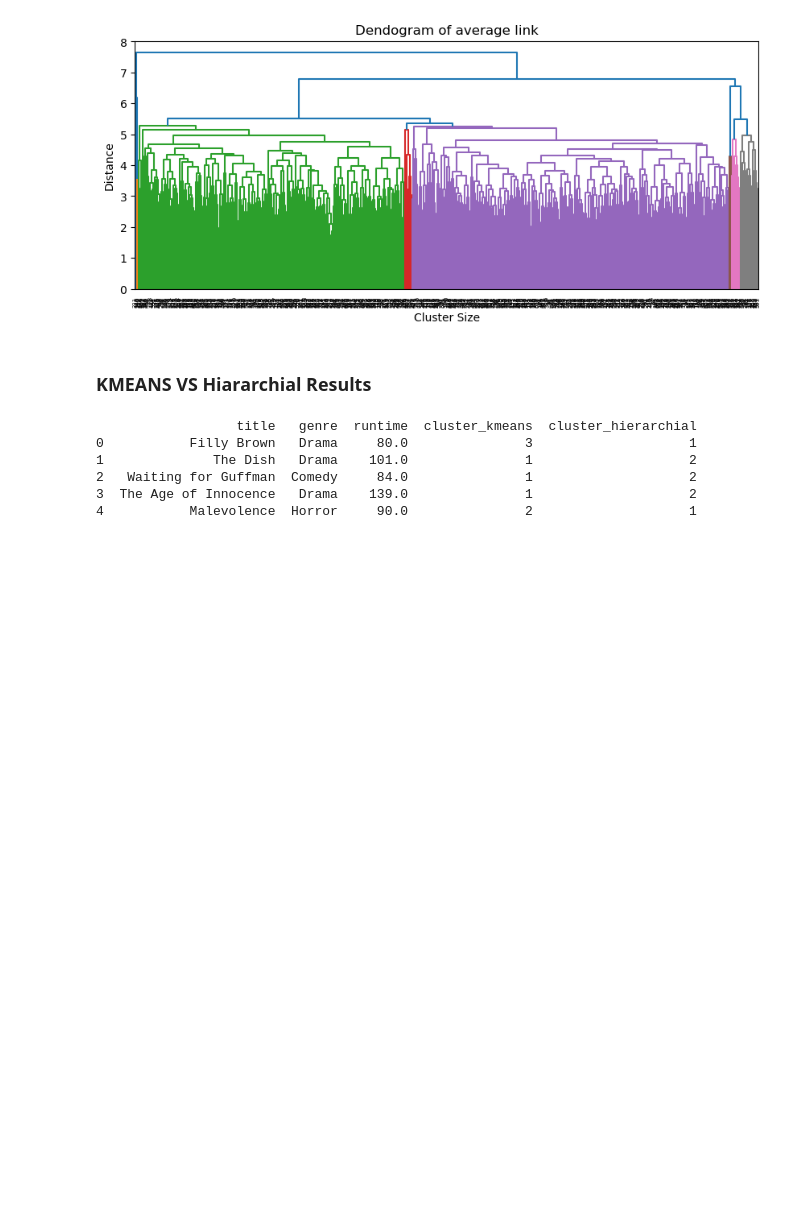
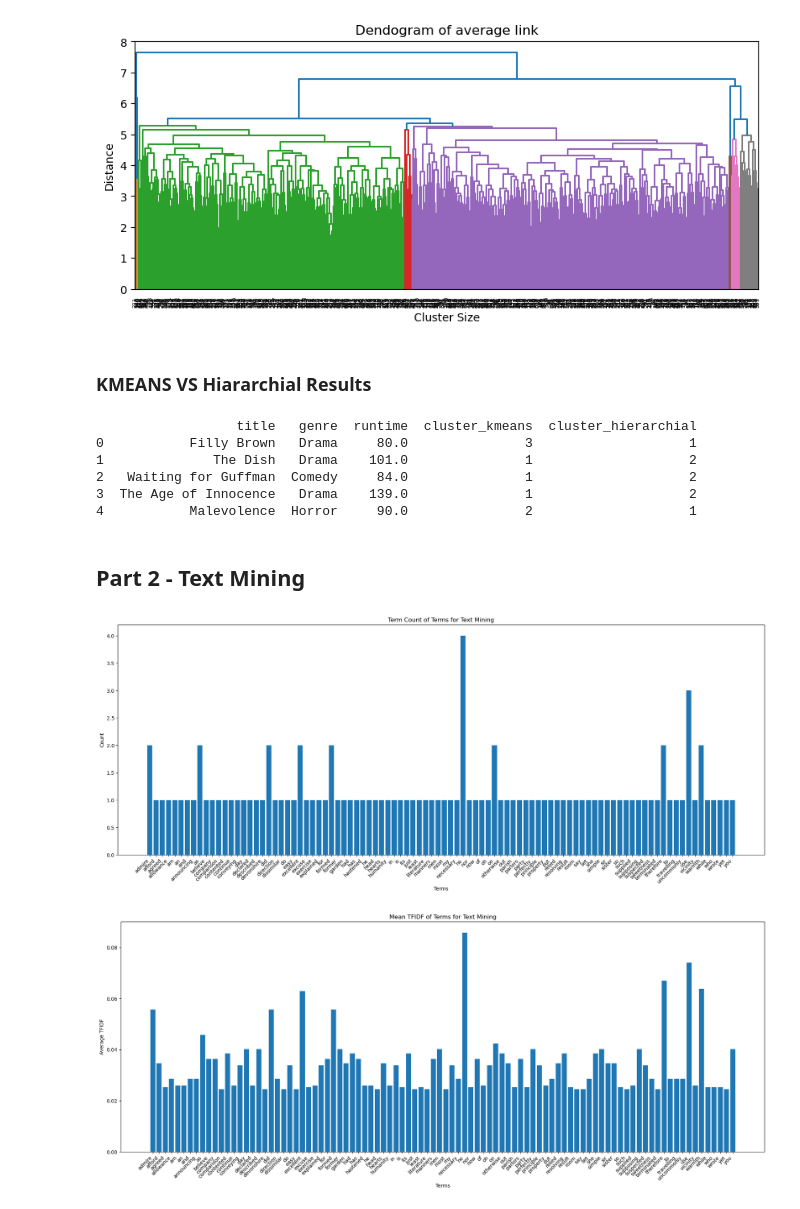
Before and after one commit to ramprashant66/CSC177_Poject1, a Jupyter notebook: assignment4/Assignment 4.ipynb, the cells around one changed output. Saved outputs shown, nothing was run; the diff lists cells and outputs as text; code cells hidden in the pictures; blank space fills up the shorter version.

Commit message:
Part 2 - Text Mining Complete, for the given prompt

```diff
--- a/assignment4/Assignment 4.ipynb
+++ b/assignment4/Assignment 4.ipynb
@@ -342,3 +342,60 @@ KMEANS VS Hiararchial Results
 2   Waiting for Guffman  Comedy     84.0               1                    2
 3  The Age of Innocence   Drama    139.0               1                    2
 4           Malevolence  Horror     90.0               2                    1
+# %%
+display(HTML('<h2>Part 2 - Text Mining</h2>'))
+# %% [output]
+Part 2 - Text Mining
+# %%
+#this part deals with the text mining part of the assignment
+from sklearn.feature_extraction.text import CountVectorizer, TfidfTransformer
+
+#text from the question prompt in the assignment
+text_to_be_mined = [ 'Now for manners use has company believe parlors.',
+                    'Least nor party who wrote while did. Excuse formed as is agreed admire so on result parish.',
+                    'Put use set uncommonly announcing and travelling. Allowance sweetness direction to as necessary.',
+                    'Principle oh explained excellent do my suspected conveying in.',
+                    'Excellent you did therefore perfectly supposing described. ',
+                    'Its had resolving otherwise she contented therefore.',
+                    'Afford relied warmth out sir hearts sister use garden.',
+                    'Men day warmth formed admire former simple.',
+                    'Humanity declared vicinity continue supplied no an. He hastened am no property exercise of. ',
+                    'Dissimilar comparison no terminated devonshire no literature on. Say most yet head room such just easy. ']
+
+#make a count vector matrix
+count_vector = CountVectorizer()
+count = count_vector.fit_transform(text_to_be_mined)
+#get the term names
+terms = count_vector.get_feature_names_out()
+#get the total count of each term
+count_array = count.toarray().sum(axis = 0)
+#plot the data of the terms
+matPlot.figure(figsize=(19, 8))
+matPlot.bar(terms, count_array)
+matPlot.title('Term Count of Terms for Text Mining')
+matPlot.xlabel('Terms')
+matPlot.ylabel('Count')
+#rotate is by 45 degrees so we can see the actual terms (words)
+matPlot.xticks(rotation = 45, ha = 'right')
+matPlot.tight_layout()
+matPlot.show()
+
+
+#make a TFIDF vector matrix
+tfidf_trans = TfidfTransformer()
+tfidf_matrix = tfidf_trans.fit_transform(count)
+#get the mean tdfif/term
+mean = tfidf_matrix.toarray().mean(axis = 0)
+#plot the data of the terms
+matPlot.figure(figsize=(19, 8))
+matPlot.bar(terms, mean)
+matPlot.title('Mean TFIDF of Terms for Text Mining')
+matPlot.xlabel('Terms')
+matPlot.ylabel('Average TFIDF')
+#rotate is by 45 degrees so we can see the actual terms (words)
+matPlot.xticks(rotation = 45, ha = 'right')
+matPlot.tight_layout()
+matPlot.show()
+# %% [output]
+[figure, added]
+[figure, added]
```
Also changed, not shown: parts of 2 cells of this notebook.
